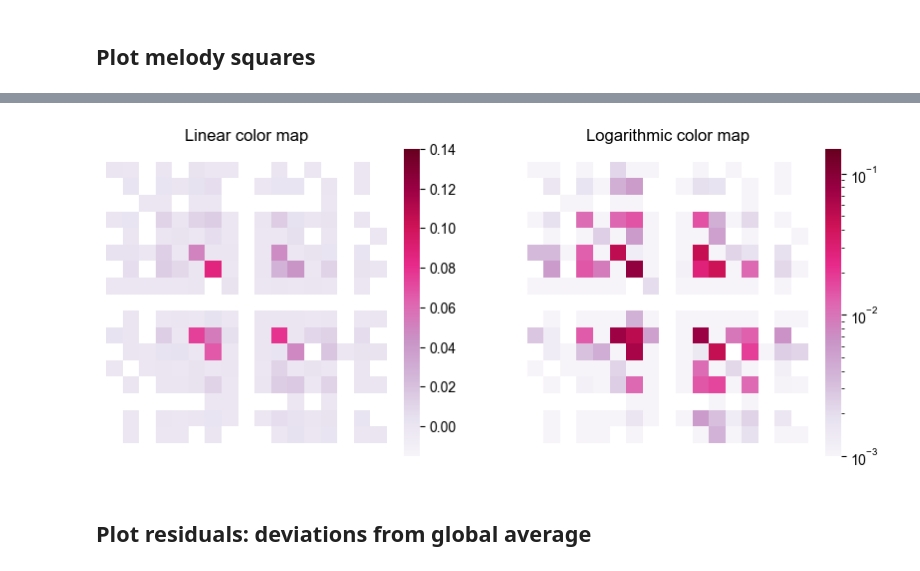
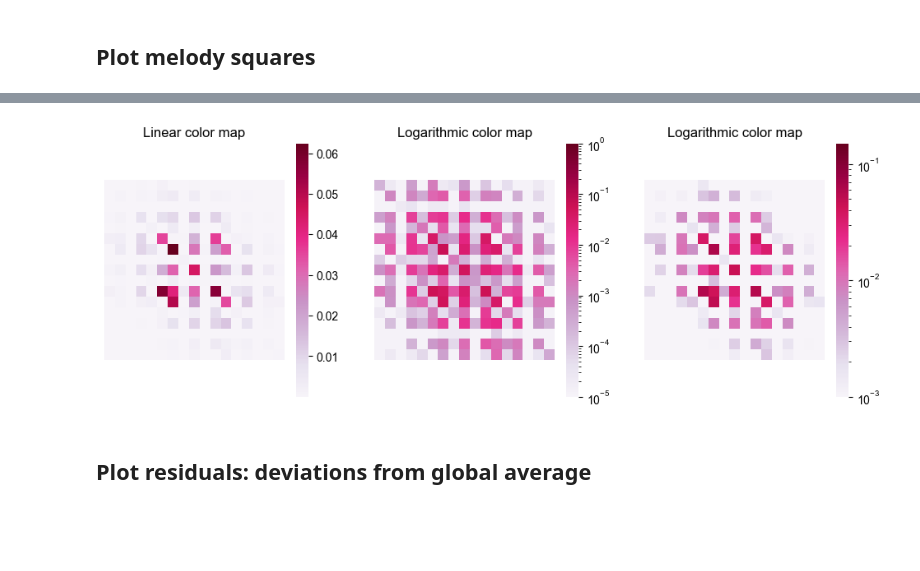
Before and after one commit to bacor/melody-squares, a Jupyter notebook: notebooks/melody-squares.ipynb, the cells around one changed output, grey strips where cells are left out. Cells and saved outputs as stored; diff of their text form; code cells hidden in the pictures; blank space fills up the shorter version.

```diff
--- a/notebooks/melody-squares.ipynb
+++ b/notebooks/melody-squares.ipynb
@@ -80,7 +80,7 @@ onsets, pitches = load_data(CORPORA[0])
 from collections import Counter
 from itertools import product
 
-def motif_histogram(motifs, min_value=None, max_value=None, normalize=True):
+def motif_histogram(motifs, min_value=None, max_value=None, normalize=True, smooth=1):
     if min_value is None: min_value = np.floor(motifs.min())
     if max_value is None: max_value = np.ceil(motifs.max())
     dim = motifs.shape[1]
@@ -90,8 +90,12 @@ def motif_histogram(motifs, min_value=None, max_value=None, normalize=True):
     for idx in product(*[np.arange(len(values))]*dim):
         point = tuple([values[i] for i in idx])
         hist[idx] = counts[point]
+
+    # Apply smoothing and normalize
     if normalize:
-        hist = hist / sum(counts.values())
+        hist += smooth
+        hist = hist / hist.sum()
+
     # Make sure that the first interval is the first axis etc
     hist = hist.T
     return hist, values
@@ -120,12 +124,13 @@ from matplotlib.colors import LogNorm
 def show_melodic_motif_histogram(hist, mask_zero=True, **kwargs):
     _kwargs = dict(cmap='PuRd', cbar=False, ax=plt.gca())
     _kwargs.update(kwargs)
-    if mask_zero: _kwargs['mask'] = hist == 0
+    # if mask_zero: _kwargs['mask'] = hist == 0
+    _kwargs['vmin'] = hist.min().min()
     ax = _kwargs['ax']
     sns.heatmap(hist, **_kwargs)
     ax.axis('equal')
 
-def plot_melodic_motif_histogram(corpus, repeats=False, range=12, decorate=True, **kwargs):
+def plot_melodic_motif_histogram(corpus, repeats=True, range=12, decorate=True, **kwargs):
     _, pitches = load_data(corpus, repeats=repeats)
     motifs = interval_motifs(pitches, 2)
     if len(motifs) == 0: return
@@ -151,14 +169,25 @@ show_melodic_motif_histogram(hist, vmin=0, vmax=None, cbar=True)
 # %%
 # Linear vs logarithmic color map
-fig, axs = plt.subplots(1, 2, figsize=(10, 4))
-plot_melodic_motif_histogram('essen-china-han', decorate=False, range=8, vmin=-0.015, vmax=0.14, ax=axs[0], cbar=True)
+fig, axs = plt.subplots(1, 3, figsize=(12, 4))
+plot_melodic_motif_histogram('essen-china-han', decorate=False, range=8,
+    # vmin=-0.015, vmax=0.14,
+    ax=axs[0], cbar=True)
 axs[0].axis('off')
 axs[0].set_title('Linear color map')
-plot_melodic_motif_histogram('essen-china-han', decorate=False, range=8, norm=LogNorm(vmin=1e-3, vmax=0.15), ax=axs[1], cbar=True)
+
+plot_melodic_motif_histogram('essen-china-han', decorate=False, range=8,
+    norm=LogNorm(vmin=1e-5, vmax=1), ax=axs[1], cbar=True)
 axs[1].set_title('Logarithmic color map')
+axs[1].axis('off')
+
+plot_melodic_motif_histogram('essen-china-han', decorate=False, range=8,
+    norm=LogNorm(vmin=1e-3, vmax=0.15), ax=axs[2], cbar=True)
+axs[2].set_title('Logarithmic color map')
+axs[2].axis('off')
+
 if SAVE: plt.savefig('../figures/colorbar.pdf')
 # %% [output]
-[figure, old version]
+[figure, new version]
 # %%
 # Small plots
 if SAVE:
```
Also changed, not shown: parts of 6 cells of this notebook.
